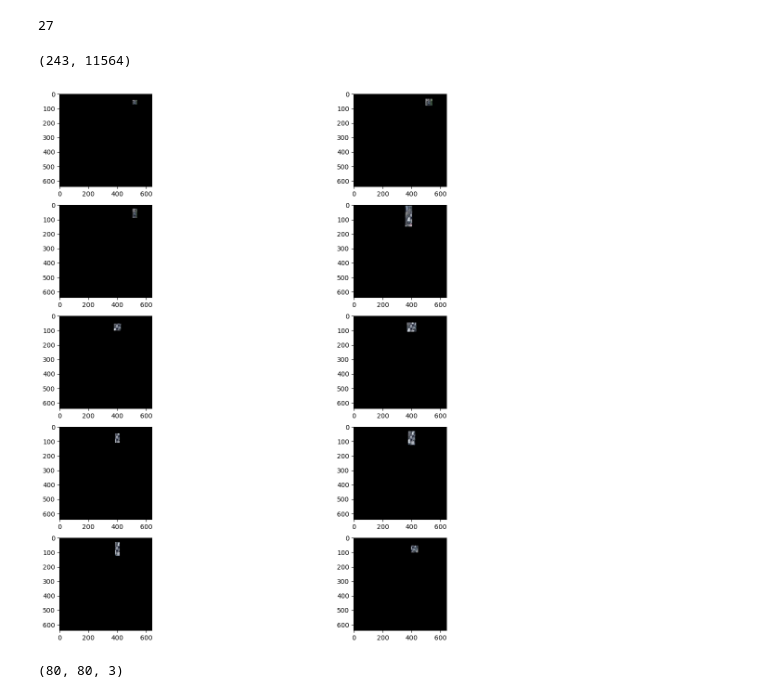
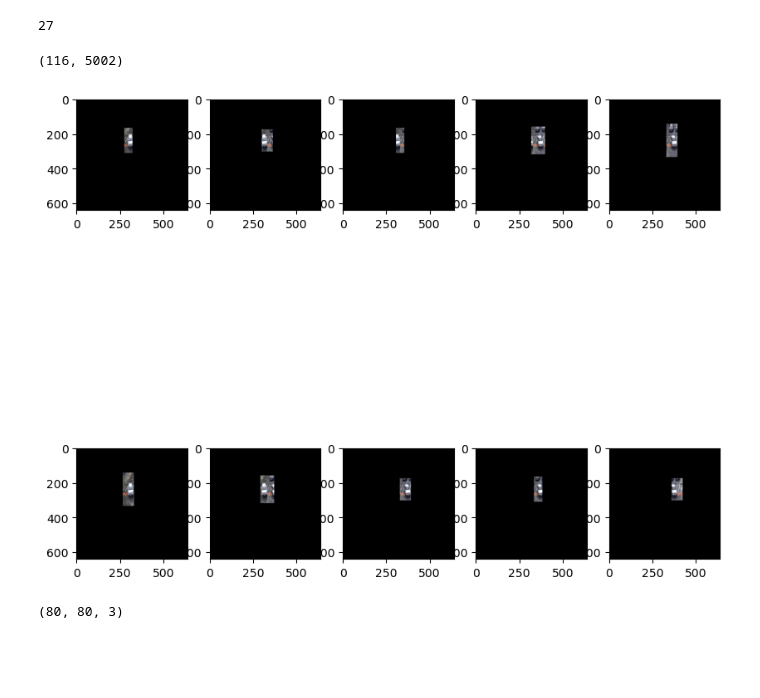
Before and after one commit to AsimWattoo/Traffic_Object_Detection_TensorFlow, a Jupyter notebook: RegionProposalNetwork.ipynb, the cells around one changed output. Cells and saved outputs as stored; diff of their text form; code cells hidden in the pictures; blank space fills up the shorter version.

```diff
--- a/RegionProposalNetwork.ipynb
+++ b/RegionProposalNetwork.ipynb
@@ -103,7 +103,7 @@ def add_anchor_points(image, points, point_size = 5):
         new_image[point[0] - point_size : point[0] + point_size, point[1] - point_size : point[1] + point_size, :] = [255, 255, 0]
     return new_image
 # %%
-anchor_point_stride = 20
+anchor_point_stride = 30
 anchor_points = generate_anchor_points(image, anchor_point_stride)
 anchor_points_image = add_anchor_points(image, anchor_points, 1)
 plt.figure(figsize=(10, 10))
@@ -254,22 +254,22 @@ def propose_regions(image, object_coordinates, anchor_point_stride = 20, region_
 # %%
 len(regions_masks), len(region_targets)
 # %% [output]
-(243, 11564)
+(116, 5002)
 # %%
-fig, axs = plt.subplots(5, 2, figsize=(15, 15))
-index = 10
+fig, axs = plt.subplots(2, 5, figsize=(10, 10))
+index = 50
 
 for i in range(5):
     for j in range(2):
         if index > len(regions_masks) - 1:
             break
         region_mask = regions_masks[index]
         index += 1
         new_image = image.copy()
         new_image[region_mask != 1] = 0
-        axs[i, j].imshow(new_image)
+        axs[j, i].imshow(new_image)
 # %% [output]
-[figure, old version]
+[figure, new version]
 # %%
 def resize_region(image, region, new_size = (64, 64)):
     x = region[3]
```
Also changed, not shown: parts of 5 cells of this notebook.
